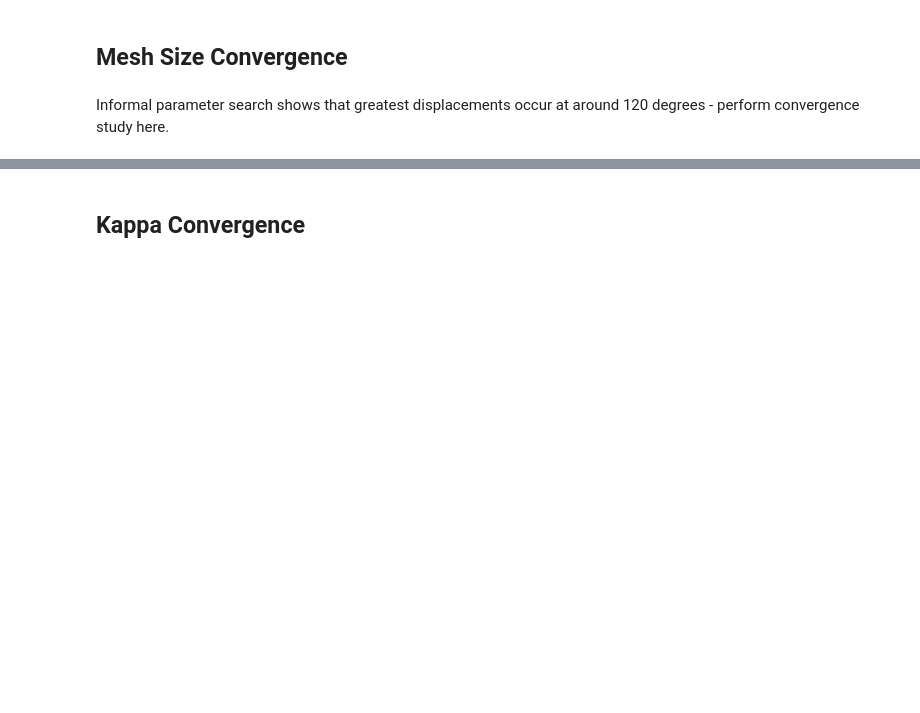
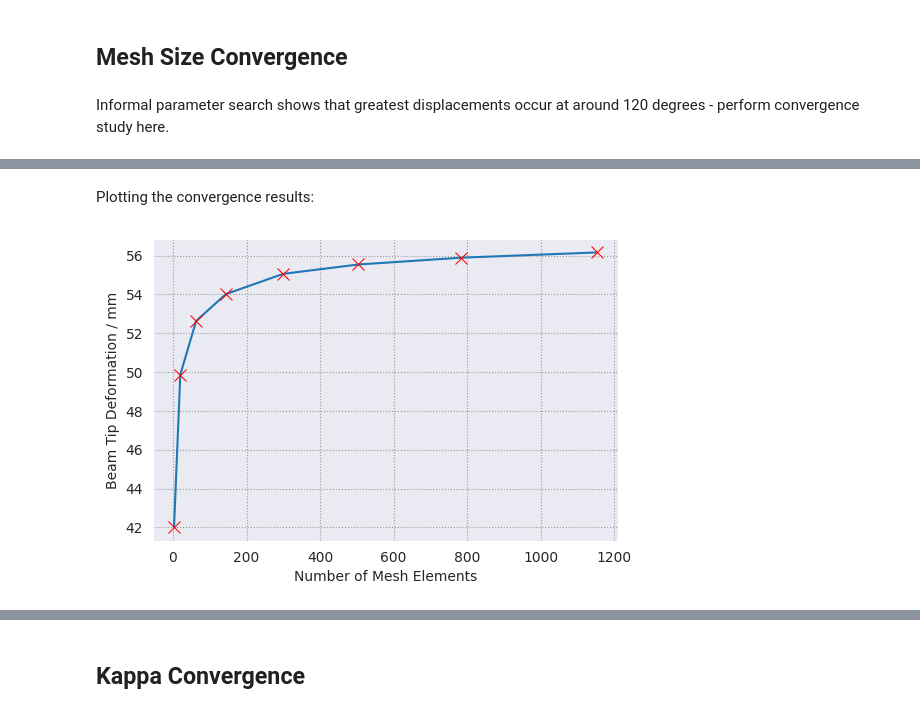
Before and after one commit to mabilton/bayesian_oed_bilton_masters, a Jupyter notebook: fenics_models/[1] Neohookean Beam.ipynb, the cells around one changed output, grey strips where cells are left out. Cells and saved outputs as stored; diff of their text form; code cells hidden in the pictures; blank space fills up the shorter version.

Commit message:
Re-ran neo-hookean beam data generation notebook.

```diff
--- a/fenics_models/[1] Neohookean Beam.ipynb
+++ b/fenics_models/[1] Neohookean Beam.ipynb
@@ -34,0 +21,4 @@ import fenics_helpers
+# %%
+sns.set_style("darkgrid", {"grid.color": ".6", "grid.linestyle": ":"})
+mpl.rcParams['figure.dpi'] = 100
+mpl_save_dpi = 300
@@ -39,27 +53,29 @@ import fenics_helpers
 # %% [markdown]
 Informal parameter search shows that greatest displacements occur at around 120 degrees - perform convergence study here.
 # %%
-fixed_params = {'C_1': 1.8, 'beam_angle': 90, 'density': 0.00102, 'g': 9.81, 'width': 40, 'length': 90,
-                'kappa': 3000, 'rtol': 1e-3, 'atol': 1e-3, 'max_iter': 50, 'elem_order': 2,
-                'num_load_steps': 50}
+fixed_params = {'C_1': 1.9, # in kPa
+                'beam_angle': 90, # in degrees
+                'kappa': 3000, # in kPa
+                **always_fixed_params}
 
-# Parameter to vary in convergence study:
-elem_size_list = [fixed_params['width']/num_elem_width for num_elem_width in (12,)]  #3, 5, 7, 9, 10, 11,
+# Vary number of elements along width of beam:
+NW_list = [1, 2, 3, 4, 5, 6, 7, 8]
 
-# Perform convergence study:
-results = {key: [] for key in ('end_disp', 'elem_size', 'num_elem', 'num_elem_width', 'num_elem_length', 'volume')}
-for i, elem_size in enumerate(elem_size_list):
+results = {key: [] for key in ('end_disp', 'elem_size', 'num_elem', 'NW', 'NL', 'volume')}
+for i, NW in enumerate(NW_list):
 
-    NL, NW = ceil(fixed_params['length']/elem_size), ceil(fixed_params['width']/elem_size)
+    # Compute vertex length of cube elements:
+    elem_size = fixed_params['width']/NW
+    # Compute number of elements along length of beam:
+    NL = ceil(fixed_params['length']/elem_size)
 
-    print(f"Simulating Mesh {i+1}/{len(elem_size_list)} (Num elem = {NL*NW*NW})")
-    results['num_elem_width'].append(NW)
-    results['num_elem_length'].append(NL)
+    print(f"Simulating Mesh {i+1}/{len(NW_list)} (Num elem = {NL*NW*NW})")
+    results['NW'].append(NW)
+    results['NL'].append(NL)
     results['elem_size'].append(elem_size)
     results['num_elem'].append(NL*NW*NW)
 
     mesh = fenics_helpers.create_cuboidal_mesh(fixed_params['length'], fixed_params['width'], NL, NW)
-
     u = fenics_helpers.simulate_neohookean_beam(mesh, **fixed_params)
 
     results['end_disp'].append(fenics_helpers.compute_end_displacement(u, mesh, fixed_params['width'], fixed_params['length']))
@@ -67,7 +83,6 @@ for i, elem_size in enumerate(elem_size_list):
 
 results['fixed_params'] = fixed_params
 
-# Save results to json:
-with open('neohookean_beam_meshsize_convergence.json', 'w') as f:
+with open(os.path.join(data_save_dir, 'neohookean_beam_meshsize_convergence.json'), 'w') as f:
     json.dump(results, f, indent=4)
 # %% [output]
@@ -96,0 +106,13 @@ RuntimeError: Newton solver did not converge because maximum number of iteration
+# %% [markdown]
+Plotting the convergence results:
+# %%
+with open(os.path.join(data_save_dir, 'neohookean_beam_meshsize_convergence.json'), 'r') as f:
+    results = json.load(f)
+# Displacement convergence:
+sns.lineplot(data=results, x='num_elem', y='end_disp', marker='x', markersize=8, mec='r')
+plt.xlabel('Number of Mesh Elements')
+plt.ylabel('Beam Tip Deformation / mm')
+plt.savefig(os.path.join(fig_save_dir, 'meshsize_convergence_disp.png'), dpi=mpl_save_dpi)
+plt.show()
+# %% [output]
+[figure, added]
```
Also changed, not shown: parts of 39 cells of this notebook, 20 other files.
